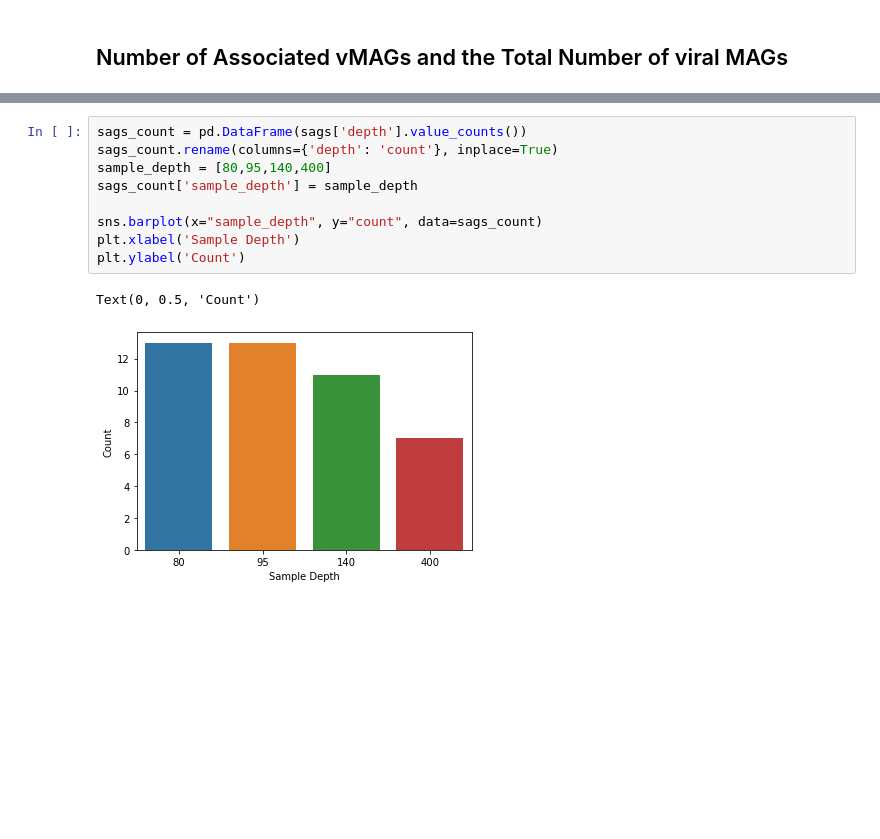
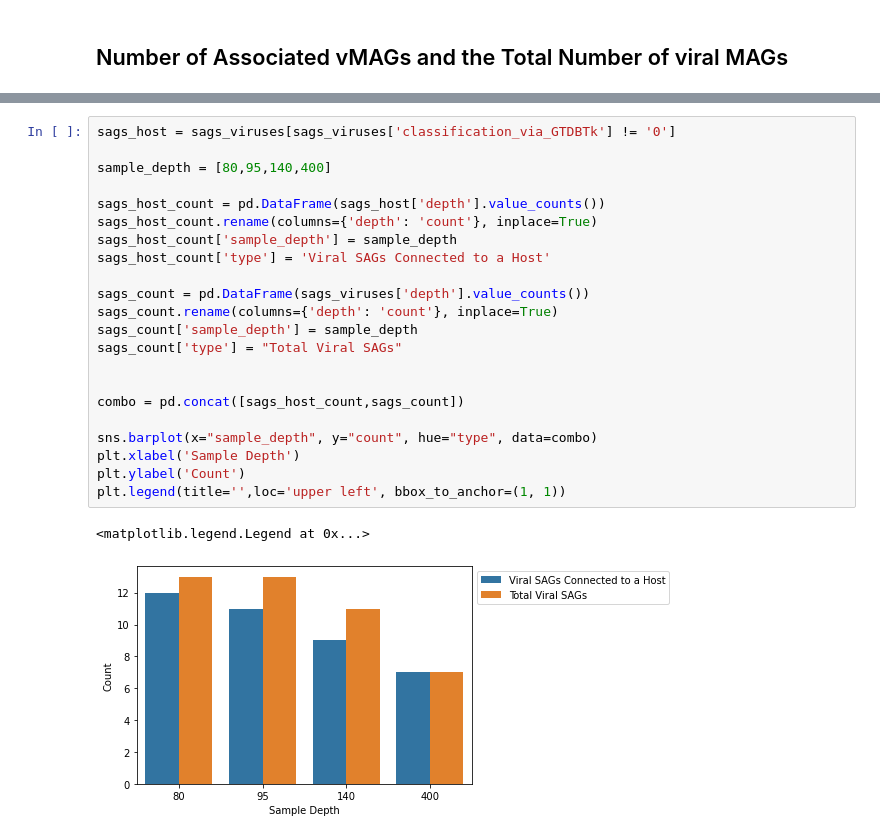
Before and after one commit to mdherring/OMZ_MH_Analysis, a Jupyter notebook: 02_host_virus_assoc_summary.ipynb, the cells around one changed output, grey strips where cells are left out. Drawn from its saved outputs; the diff is of its cells as text; blank space fills up the shorter version.

Commit message:
fixed confusing plot

```diff
--- a/02_host_virus_assoc_summary.ipynb
+++ b/02_host_virus_assoc_summary.ipynb
@@ -425,12 +345,25 @@ plt.legend(title='',loc='upper left', bbox_to_anchor=(1, 1))
-# %%
-sags_count = pd.DataFrame(sags['depth'].value_counts())
-sags_count.rename(columns={'depth': 'count'}, inplace=True)
-sample_depth = [80,95,140,400]
-sags_count['sample_depth'] = sample_depth
-
-sns.barplot(x="sample_depth", y="count", data=sags_count)
-plt.xlabel('Sample Depth')
-plt.ylabel('Count')
-# %% [output]
-Text(0, 0.5, 'Count')
-[figure, removed]
+# %%
+sags_host = sags_viruses[sags_viruses['classification_via_GTDBTk'] != '0']
+
+sample_depth = [80,95,140,400]
+
+sags_host_count = pd.DataFrame(sags_host['depth'].value_counts())
+sags_host_count.rename(columns={'depth': 'count'}, inplace=True)
+sags_host_count['sample_depth'] = sample_depth
+sags_host_count['type'] = 'Viral SAGs Connected to a Host'
+
+sags_count = pd.DataFrame(sags_viruses['depth'].value_counts())
+sags_count.rename(columns={'depth': 'count'}, inplace=True)
+sags_count['sample_depth'] = sample_depth
+sags_count['type'] = "Total Viral SAGs"
+
+
+combo = pd.concat([sags_host_count,sags_count])
+
+sns.barplot(x="sample_depth", y="count", hue="type", data=combo)
+plt.xlabel('Sample Depth')
+plt.ylabel('Count')
+plt.legend(title='',loc='upper left', bbox_to_anchor=(1, 1))
+# %% [output]
+<matplotlib.legend.Legend at 0x...>
+[figure, added]
```
Also changed, not shown: parts of 21 cells of this notebook.
